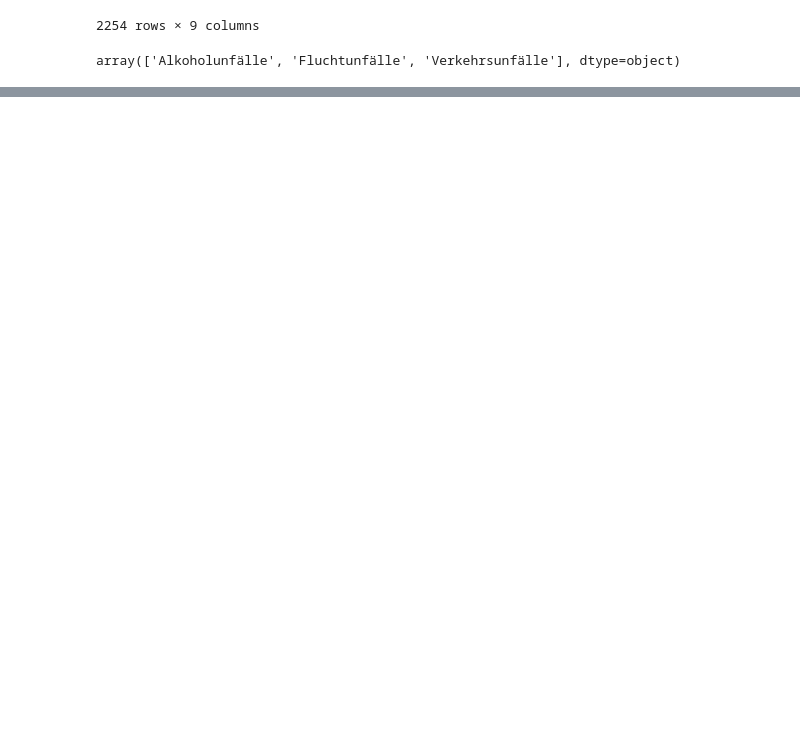
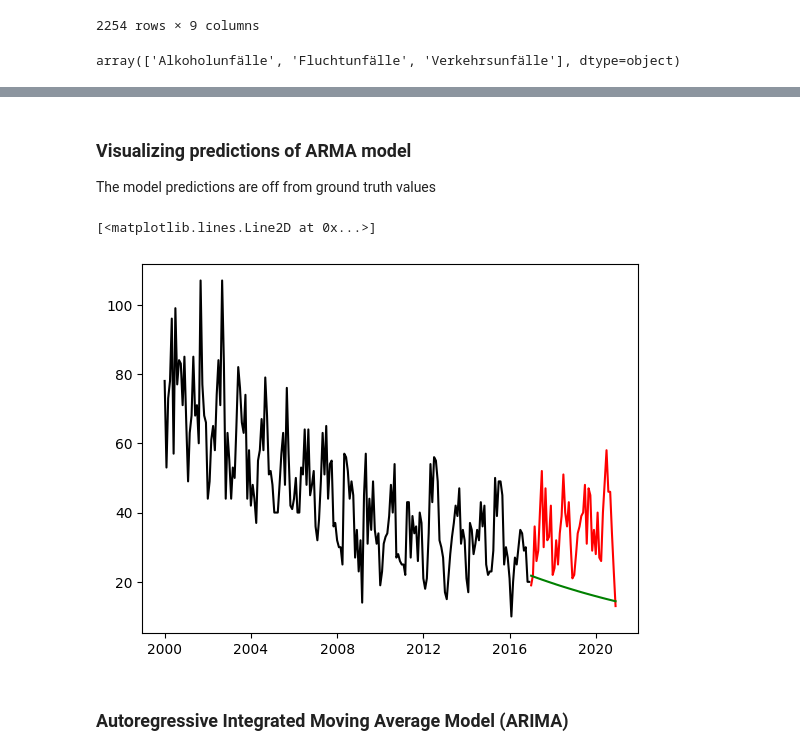
Before and after one commit to induilanchezian/AI_challenge_24, a Jupyter notebook: data_analysis.ipynb, the cells around one changed output, grey strips where cells are left out. Cells and saved outputs as stored; diff of their text form; code cells hidden in the pictures; blank space fills up the shorter version.

Commit message:
Models comparison

```diff
--- a/data_analysis.ipynb
+++ b/data_analysis.ipynb
@@ -55,0 +68,8 @@ for cat in org['MONATSZAHL'].unique():
+# %%
+### Splitting train and test data
+train_val = df[df['PERIOD'] < pd.to_datetime("2021-01-01", format='%Y-%m-%d')]
+test = df[df['PERIOD'] >= pd.to_datetime("2021-01-01", format='%Y-%m-%d')]
+
+### Splitting validation data for grid search of hyperparameters
+val = train_val[train_val['PERIOD'] >= pd.to_datetime("2017-01-01", format='%Y-%m-%d')]
+train = train_val[train_val['PERIOD'] < pd.to_datetime("2017-01-01", format='%Y-%m-%d')]
@@ -55,0 +102,4 @@ for cat in org['MONATSZAHL'].unique():
+# %%
+y = train['WERT']
+ARMAmodel = SARIMAX(y, order = (1, 0, 1))
+ARMAmodel = ARMAmodel.fit()
@@ -55,0 +125,5 @@ for cat in org['MONATSZAHL'].unique():
+# %%
+y_pred_ARMA = ARMAmodel.get_forecast(len(val))
+# %%
+y_pred_df_ARMA = y_pred_ARMA.conf_int(alpha = 0.05)
+y_pred_df_ARMA["Predictions"] = ARMAmodel.predict(start = y_pred_df_ARMA.index[0], end = y_pred_df_ARMA.index[-1])
@@ -55,0 +150,12 @@ for cat in org['MONATSZAHL'].unique():
+# %% [markdown]
+### Visualizing predictions of ARMA model
+The model predictions are off from ground truth values
+# %%
+plt.plot(train['PERIOD'], train['WERT'], color='black')
+plt.plot(val['PERIOD'], val['WERT'], color='red')
+plt.plot(val['PERIOD'], y_pred_df_ARMA['Predictions'], color='green')
+# %% [output]
+[<matplotlib.lines.Line2D at 0x...>]
+[figure, added]
+# %% [markdown]
+### Autoregressive Integrated Moving Average Model (ARIMA)
```
Also changed, not shown: parts of 24 cells of this notebook.
